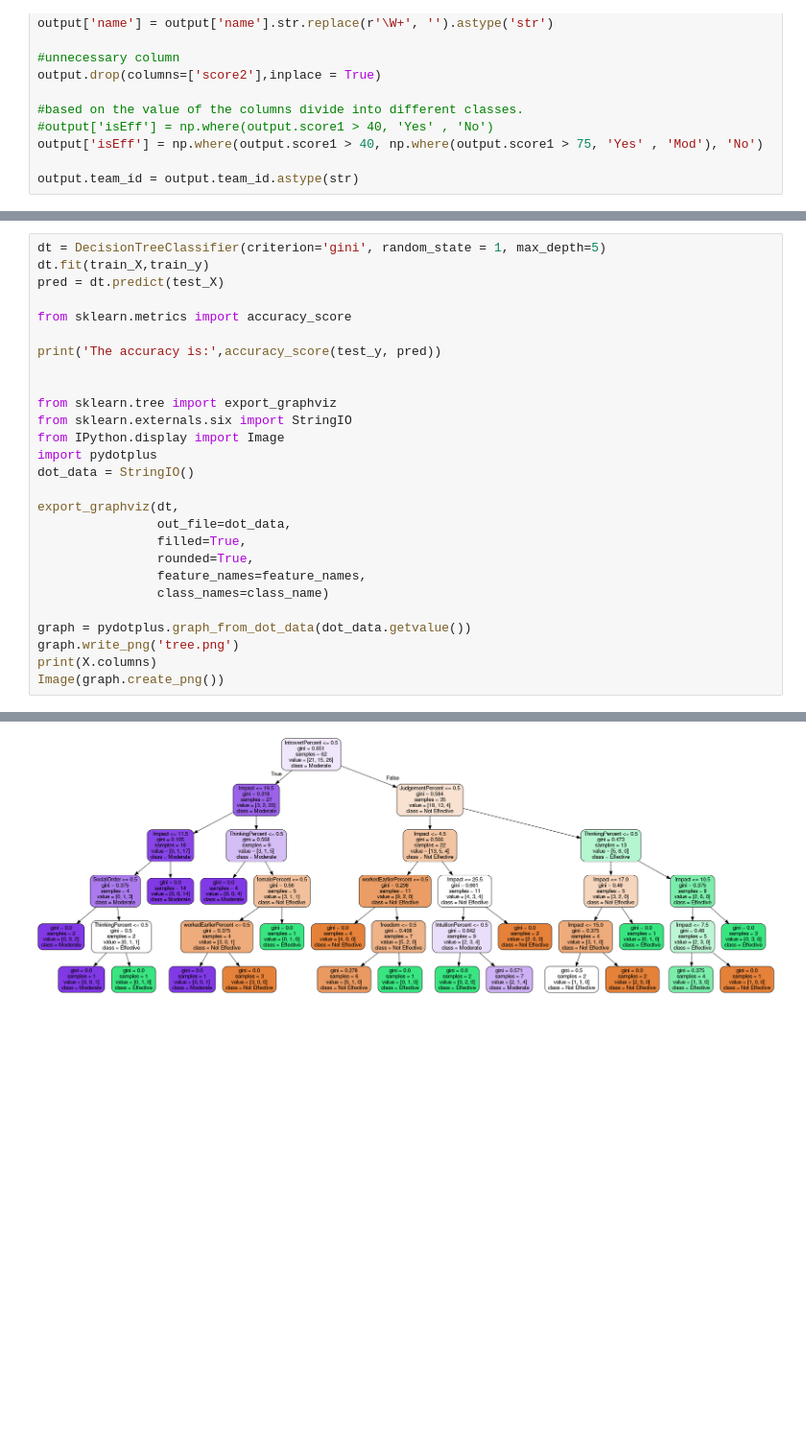
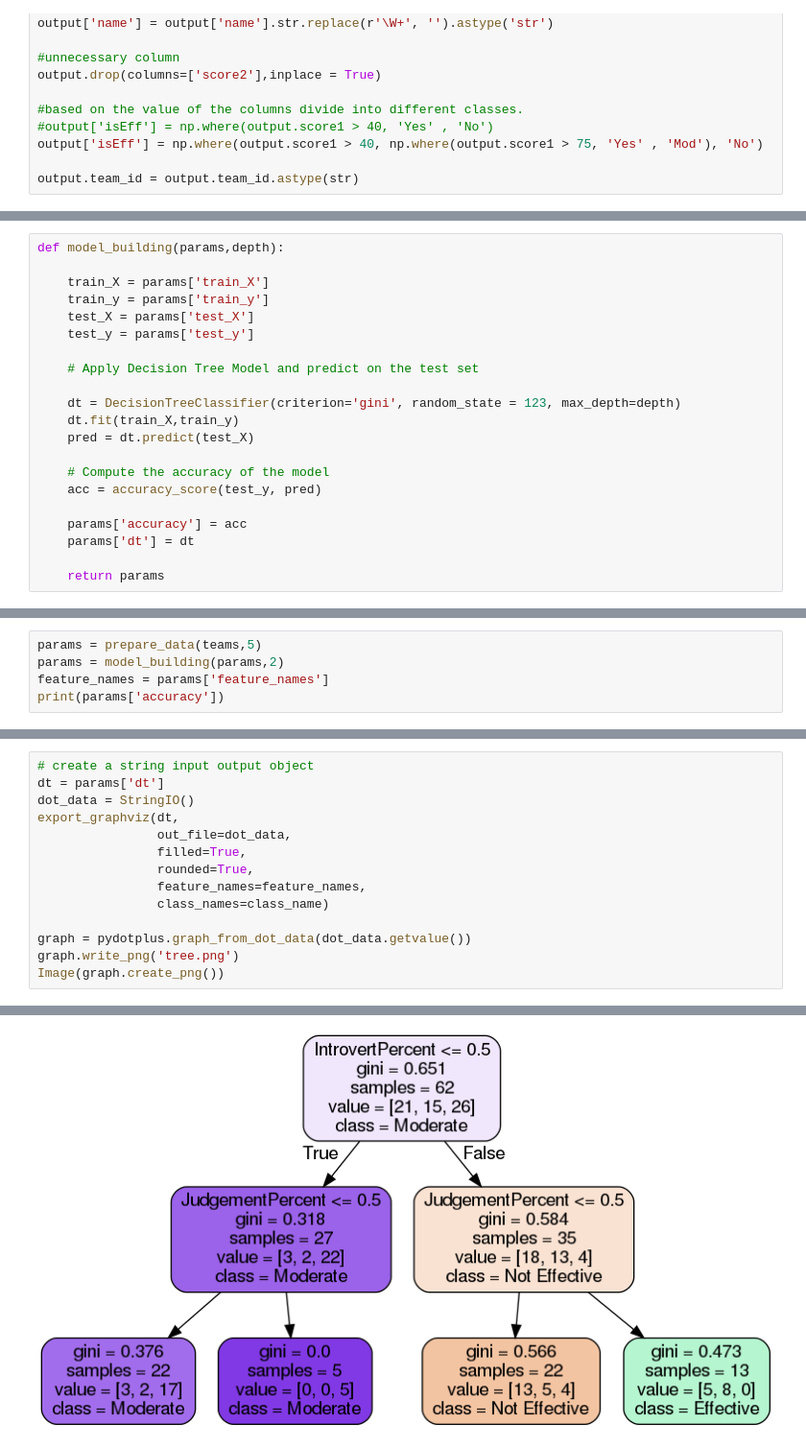
Before and after one commit to Nimisha-V-Arun/Team-Performance-Prediction, a Jupyter notebook: Preprocessing.ipynb, the cells around one changed output, grey strips where cells are left out. Shown: that part at 96% size. Drawn from its saved outputs; the diff is of its cells as text; blank space fills up the shorter version.

```diff
--- a/Preprocessing.ipynb
+++ b/Preprocessing.ipynb
@@ -171,0 +218,21 @@ train_X, test_X, train_y, test_y = train_test_split(X, y, test_size = 0.20, rand
+# %%
+def model_building(params,depth):
+
+    train_X = params['train_X']
+    train_y = params['train_y']
+    test_X = params['test_X']
+    test_y = params['test_y']
+
+    # Apply Decision Tree Model and predict on the test set
+
+    dt = DecisionTreeClassifier(criterion='gini', random_state = 123, max_depth=depth)
+    dt.fit(train_X,train_y)
+    pred = dt.predict(test_X)
+
+    # Compute the accuracy of the model
+    acc = accuracy_score(test_y, pred)
+
+    params['accuracy'] = acc
+    params['dt'] = dt
+
+    return params
@@ -171,0 +300,5 @@ train_X, test_X, train_y, test_y = train_test_split(X, y, test_size = 0.20, rand
+# %%
+params = prepare_data(teams,5)
+params = model_building(params,2)
+feature_names = params['feature_names']
+print(params['accuracy'])
@@ -172,19 +307,7 @@ train_X, test_X, train_y, test_y = train_test_split(X, y, test_size = 0.20, rand
 # %%
-dt = DecisionTreeClassifier(criterion='gini', random_state = 1, max_depth=5)
-dt.fit(train_X,train_y)
-pred = dt.predict(test_X)
-
-from sklearn.metrics import accuracy_score
-
-print('The accuracy is:',accuracy_score(test_y, pred))
-
-
-from sklearn.tree import export_graphviz
-from sklearn.externals.six import StringIO
-from IPython.display import Image
-import pydotplus
+# create a string input output object
+dt = params['dt']
 dot_data = StringIO()
-
 export_graphviz(dt,
                 out_file=dot_data,
                 filled=True,
@@ -194,6 +317,5 @@ export_graphviz(dt,
 
 graph = pydotplus.graph_from_dot_data(dot_data.getvalue())
 graph.write_png('tree.png')
-print(X.columns)
 Image(graph.create_png())
 # %% [output]
@@ -206 +322 @@ Index(['equalContribution', 'appreciation', 'cooperation', 'freedom',
-[figure, old version]
+[figure, new version]
```
Also changed, not shown: parts of 26 cells of this notebook.
